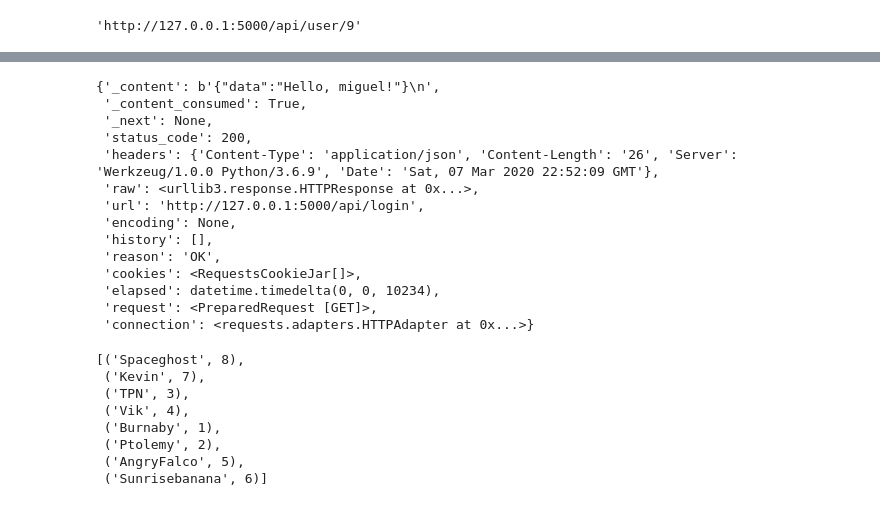
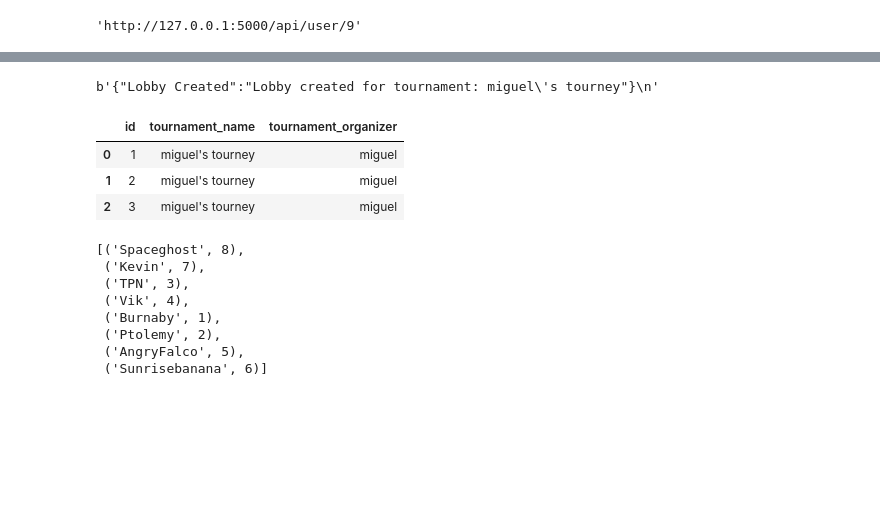
Before and after one commit to atrostan/brackit, a Jupyter notebook: backend/mock_populate.ipynb, the cells around one changed output, grey strips where cells are left out. Saved outputs shown, nothing was run; the diff lists cells and outputs as text; code cells hidden in the pictures; blank space fills up the shorter version.

Commit message:
added weekly logs, Lobby model

```diff
--- a/backend/mock_populate.ipynb
+++ b/backend/mock_populate.ipynb
@@ -149,23 +149,32 @@ tkn
 url = 'http://127.0.0.1:5000/api/login'
 
 r = requests.get(url, auth=(tkn, 'unused'))
-# %%
-vars(r)
-# %% [output]
-{'_content': b'{"data":"Hello, miguel!"}\n',
- '_content_consumed': True,
- '_next': None,
- 'status_code': 200,
- 'headers': {'Content-Type': 'application/json', 'Content-Length': '26', 'Server': 'Werkzeug/1.0.0 Python/3.6.9', 'Date': 'Sat, 07 Mar 2020 22:52:09 GMT'},
- 'raw': <urllib3.response.HTTPResponse at 0x...>,
- 'url': 'http://127.0.0.1:5000/api/login',
- 'encoding': None,
- 'history': [],
- 'reason': 'OK',
- 'cookies': <RequestsCookieJar[]>,
- 'elapsed': datetime.timedelta(0, 0, 10234),
- 'request': <PreparedRequest [GET]>,
- 'connection': <requests.adapters.HTTPAdapter at 0x...>}
+# %%
+# miguel creates lobby
+
+url = 'http://127.0.0.1:5000/api/create/lobby/'
+headers = {'content-type': 'application/json', 'Accept-Charset': 'UTF-8'}
+payload = json.dumps({
+    "tournament_name" : "miguel's tourney"
+})
+r = requests.post(url, data=payload, headers=headers, auth=(tkn, 'unused'))
+r.content
+# %% [output]
+b'{"Lobby Created":"Lobby created for tournament: miguel\'s tourney"}\n'
+# %%
+q = \
+"""
+    select * from lobby
+"""
+
+# posted a user
+df = pd.read_sql_query(q, cnx)
+df
+# %% [output]
+|  | id | tournament_name | tournament_organizer |
+| 0 | 1 | miguel's tourney | miguel |
+| 1 | 2 | miguel's tourney | miguel |
+| 2 | 3 | miguel's tourney | miguel |
 # %%
 # now this user will create a tournament
 # %%
```
Also changed, not shown: parts of 3 cells of this notebook, 6 other files.
